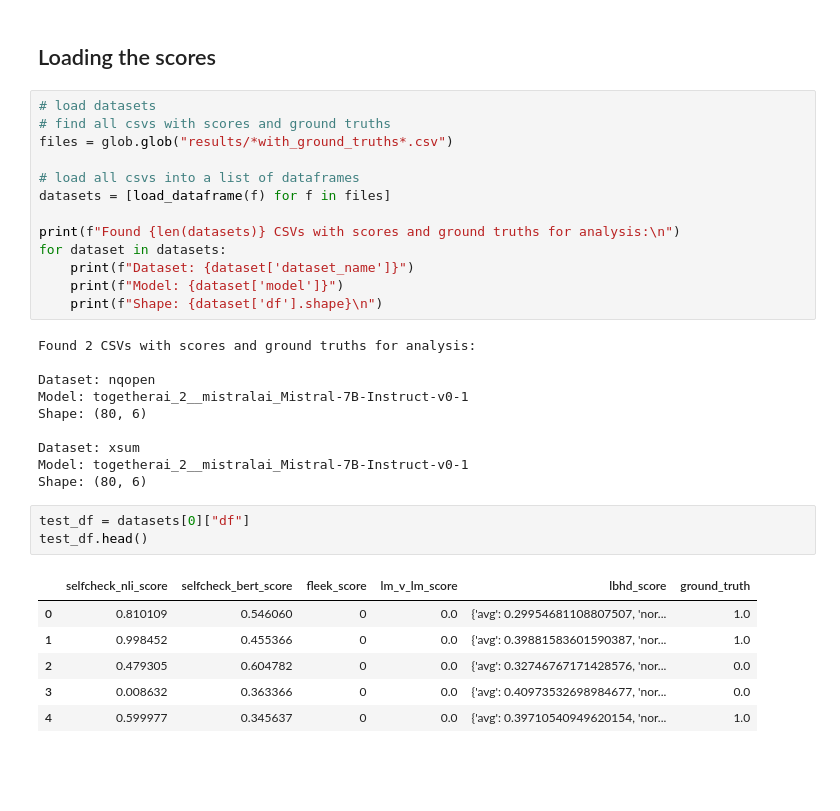
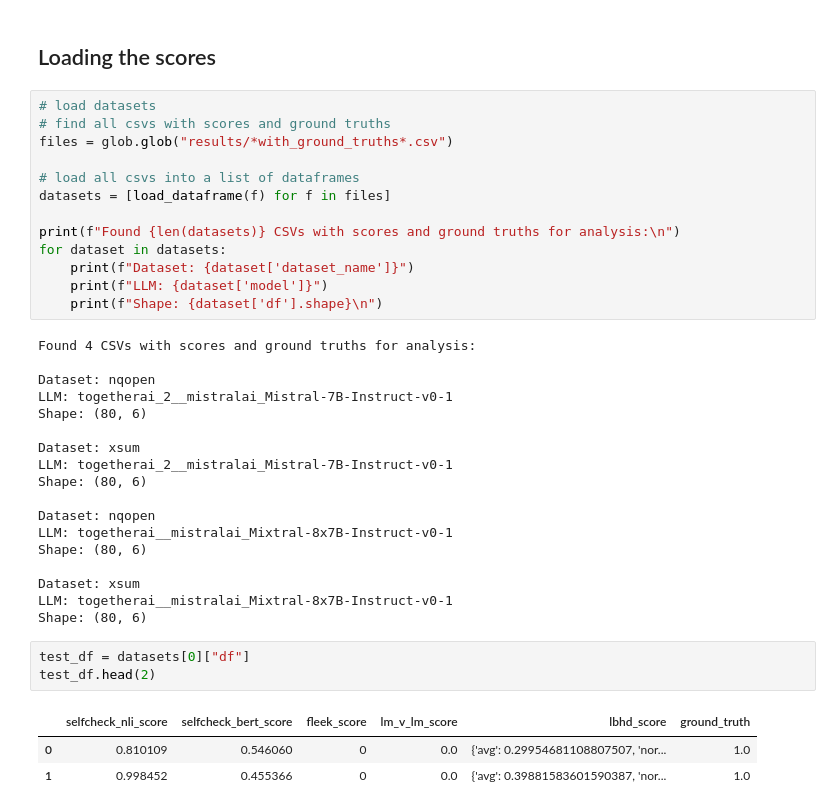
Before and after one commit to SimonB97/halu-detect-eval, a Jupyter notebook: analysis.ipynb, the cells around one changed output. Saved outputs shown, nothing was run; the diff lists cells and outputs as text; blank space fills up the shorter version.

```diff
--- a/analysis.ipynb
+++ b/analysis.ipynb
@@ -31,25 +148,30 @@ datasets = [load_dataframe(f) for f in files]
 print(f"Found {len(datasets)} CSVs with scores and ground truths for analysis:\n")
 for dataset in datasets:
     print(f"Dataset: {dataset['dataset_name']}")
-    print(f"Model: {dataset['model']}")
+    print(f"LLM: {dataset['model']}")
     print(f"Shape: {dataset['df'].shape}\n")
 # %% [output]
-Found 2 CSVs with scores and ground truths for analysis:
+Found 4 CSVs with scores and ground truths for analysis:
 
 Dataset: nqopen
-Model: togetherai_2__mistralai_Mistral-7B-Instruct-v0-1
+LLM: togetherai_2__mistralai_Mistral-7B-Instruct-v0-1
 Shape: (80, 6)
 
 Dataset: xsum
-Model: togetherai_2__mistralai_Mistral-7B-Instruct-v0-1
+LLM: togetherai_2__mistralai_Mistral-7B-Instruct-v0-1
 Shape: (80, 6)
+
+Dataset: nqopen
+LLM: togetherai__mistralai_Mixtral-8x7B-Instruct-v0-1
+Shape: (80, 6)
+
+Dataset: xsum
+LLM: togetherai__mistralai_Mixtral-8x7B-Instruct-v0-1
+Shape: (80, 6)
 # %%
 test_df = datasets[0]["df"]
-test_df.head()
+test_df.head(2)
 # %% [output]
 |  | selfcheck_nli_score | selfcheck_bert_score | fleek_score | lm_v_lm_score | lbhd_score | ground_truth |
 | 0 | 0.810109 | 0.546060 | 0 | 0.0 | {'avg': 0.29954681108807507, 'nor... | 1.0 |
 | 1 | 0.998452 | 0.455366 | 0 | 0.0 | {'avg': 0.39881583601590387, 'nor... | 1.0 |
-| 2 | 0.479305 | 0.604782 | 0 | 0.0 | {'avg': 0.32746767171428576, 'nor... | 0.0 |
-| 3 | 0.008632 | 0.363366 | 0 | 0.0 | {'avg': 0.40973532698984677, 'nor... | 0.0 |
-| 4 | 0.599977 | 0.345637 | 0 | 0.0 | {'avg': 0.39710540949620154, 'nor... | 1.0 |
```
Also changed, not shown: parts of 4 cells of this notebook, 5 other files.
